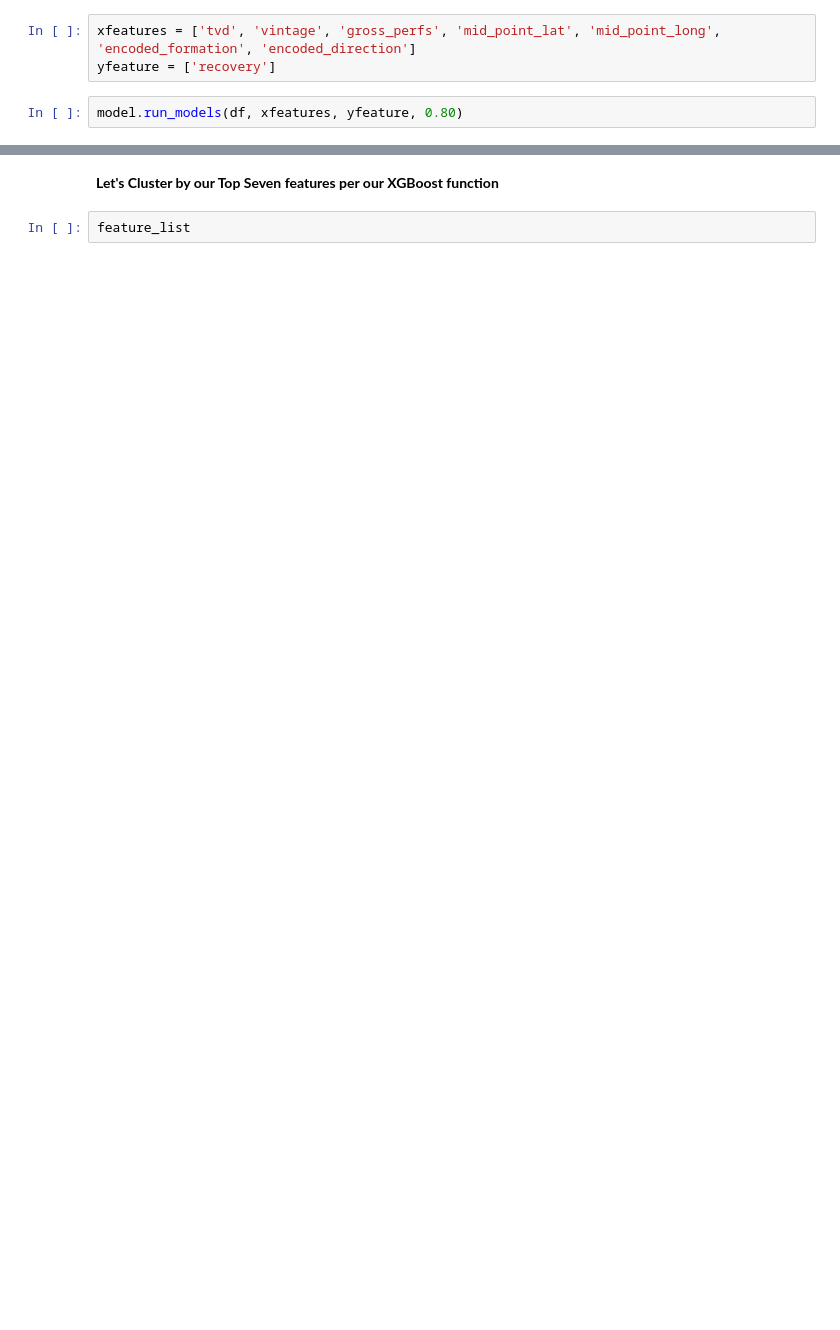
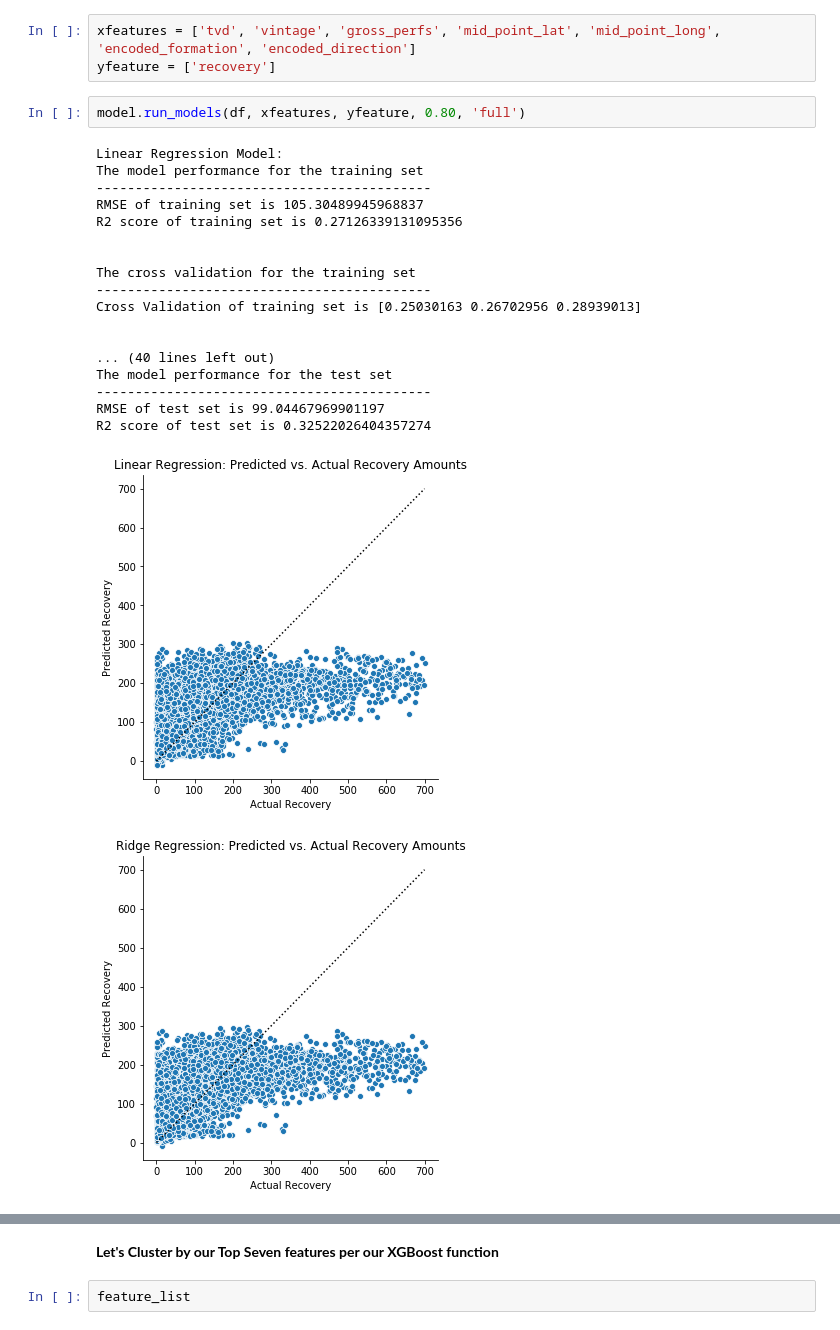
Before and after one commit to duc-analytica/DUC, a Jupyter notebook: model.ipynb, the cells around one changed output, grey strips where cells are left out. Cells and saved outputs as stored; diff of their text form; blank space fills up the shorter version.

```diff
--- a/model.ipynb
+++ b/model.ipynb
@@ -87,4 +152,24 @@ feature_list
 xfeatures = ['tvd', 'vintage', 'gross_perfs', 'mid_point_lat', 'mid_point_long', 'encoded_formation', 'encoded_direction']
 yfeature = ['recovery']
 # %%
-model.run_models(df, xfeatures, yfeature, 0.80)
+model.run_models(df, xfeatures, yfeature, 0.80, 'full')
+# %% [output]
+Linear Regression Model:
+The model performance for the training set
+-------------------------------------------
+RMSE of training set is 105.30489945968837
+R2 score of training set is 0.27126339131095356
+
+
+The cross validation for the training set
+-------------------------------------------
+Cross Validation of training set is [0.25030163 0.26702956 0.28939013]
+
+
+... (40 lines left out)
+The model performance for the test set
+-------------------------------------------
+RMSE of test set is 99.04467969901197
+R2 score of test set is 0.32522026404357274
+[figure, added]
+[figure, added]
```
Also changed, not shown: parts of 23 cells of this notebook.
